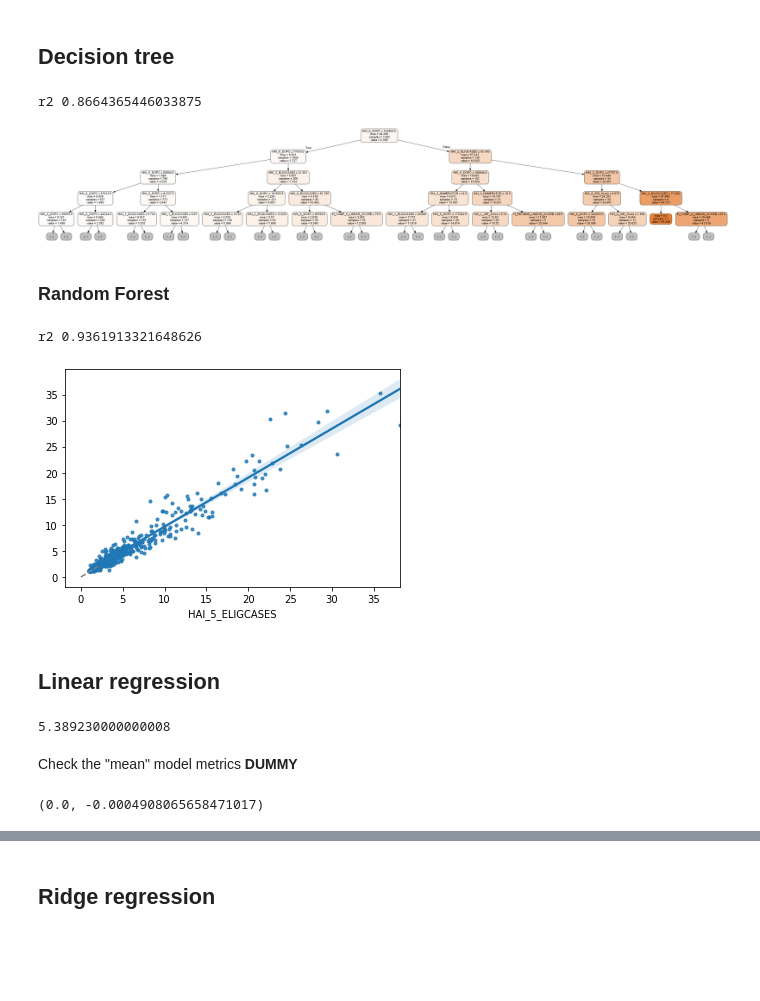
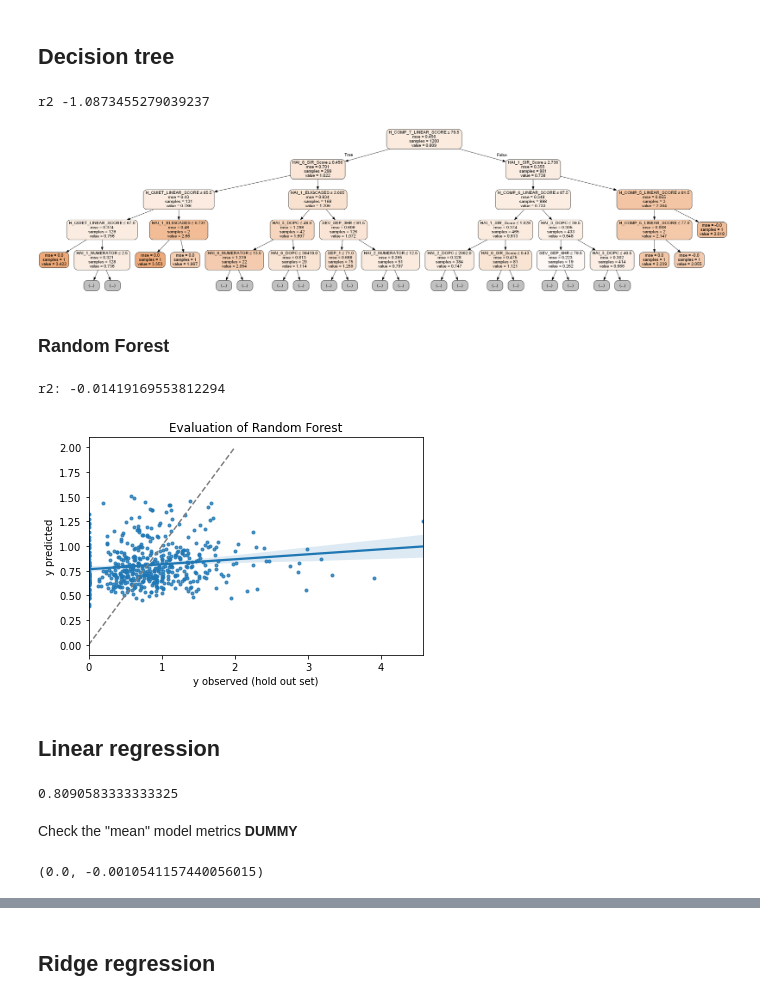
Before and after one commit to rejexx/Predicting_infection, a Jupyter notebook: 03_Preprocessing_and_Modeling.ipynb, the cells around one changed output, grey strips where cells are left out. Drawn from its saved outputs; the diff is of its cells as text; code cells hidden in the pictures; blank space fills up the shorter version.

Commit message:
Compute fit for ELIGCASES and then Numerator, finally it divides those to test the fit against the actual SIR score. The last part is still a work in progress.

```diff
--- a/03_Preprocessing_and_Modeling.ipynb
+++ b/03_Preprocessing_and_Modeling.ipynb
@@ -83,7 +85,8 @@ Index(['HAI_1_DOPC', 'HAI_1_ELIGCASES', 'HAI_1_NUMERATOR', 'HAI_1_SIR_Score',
 #Since all HAI_5 data is highly related, it's 'cheating' to give any of it to the model, drop all columns from HAI_5
 #May need to add the compared to national back if needed.
 X = HAI_baseLine[HAI_baseLine.columns.drop(HAI_baseLine.filter(regex='HAI_5').columns )]
-y = HAI_baseLine.HAI_5_ELIGCASES
+y_full = HAI_baseLine[['HAI_5_DOPC', 'HAI_5_ELIGCASES', 'HAI_5_NUMERATOR', 'HAI_5_SIR_Score']]
+#I'm testing multiple Y values, and will assign a single one after the train test split for each run.
 
 #Build into pipeline with grid search later - Impute NANs
 #impute = SimpleImputer(missing_values=np.nan, strategy='mean')
@@ -92,9 +95,12 @@ y = HAI_baseLine.HAI_5_ELIGCASES
 X_defaults_mean = X.mean()
 X = X.fillna(X_defaults_mean)
 # %%
-X_train, X_test, y_train, y_test = train_test_split(X,
-                                                    y, test_size=0.3,
+X_train, X_test, y_train_full, y_test_full = train_test_split(X,
+                                                    y_full, test_size=0.3,
                                                     random_state=47)
+y_train = y_train_full.HAI_5_SIR_Score
+y_test = y_test_full.HAI_5_SIR_Score
+
 print(X_train.columns) #removed target
 # %% [output]
 Index(['HAI_1_DOPC', 'HAI_1_ELIGCASES', 'HAI_1_NUMERATOR', 'HAI_1_SIR_Score',
@@ -146,8 +152,8 @@ graph = treeViz(treeReg)
 print('r2', metrics.r2_score(y_test,y_pred))
 Image(graph.create_png())
 # %% [output]
-r2 0.8664365446033875
+r2 -1.0873455279039237
-[figure, old version]
+[figure, new version]
 # %% [markdown]
 ### Random Forest
 # %%
@@ -157,13 +163,16 @@ RFreg.fit(X_train, y_train)
 y_pred = RFreg.predict(X_test)
 # %%
 #modelResults(y_test, y_pred)
-print('r2', metrics.r2_score(y_test,y_pred))
+print('r2:', metrics.r2_score(y_test,y_pred))
 #px.scatter(x=y_test, y=y_pred)
 sns.regplot(x=y_test, y=y_pred, marker='.')
+plt.title("Evaluation of Random Forest")
+plt.xlabel('y observed (hold out set)')
+plt.ylabel('y predicted')
 plt.plot([0,1,2], [0,1,2], linestyle='dashed', color='gray');
 # %% [output]
-r2 0.9361913321648626
+r2: -0.01419169553812294
-[figure, old version]
+[figure, new version]
 # %% [markdown]
 ## Linear regression
 # %%
@@ -172,7 +181,7 @@ r2 0.9361913321648626
 train_mean = y_train.mean()
 train_mean
 # %% [output]
-5.389230000000008
+0.8090583333333325
 # %%
 #Fit the dummy regressor on the training data
 dumb_reg = DummyRegressor(strategy='mean')
@@ -184,7 +193,7 @@ Check the "mean" model metrics __DUMMY__
 # %%
 r2_score(y_train, y_tr_pred), r2_score(y_test, y_te_pred)
 # %% [output]
-(0.0, -0.0004908065658471017)
+(0.0, -0.0010541157440056015)
 # %%
 mean_absolute_error(y_train, y_tr_pred), mean_absolute_error(y_test, y_te_pred)
 # %% [output]
```
Also changed, not shown: parts of 18 cells of this notebook.
